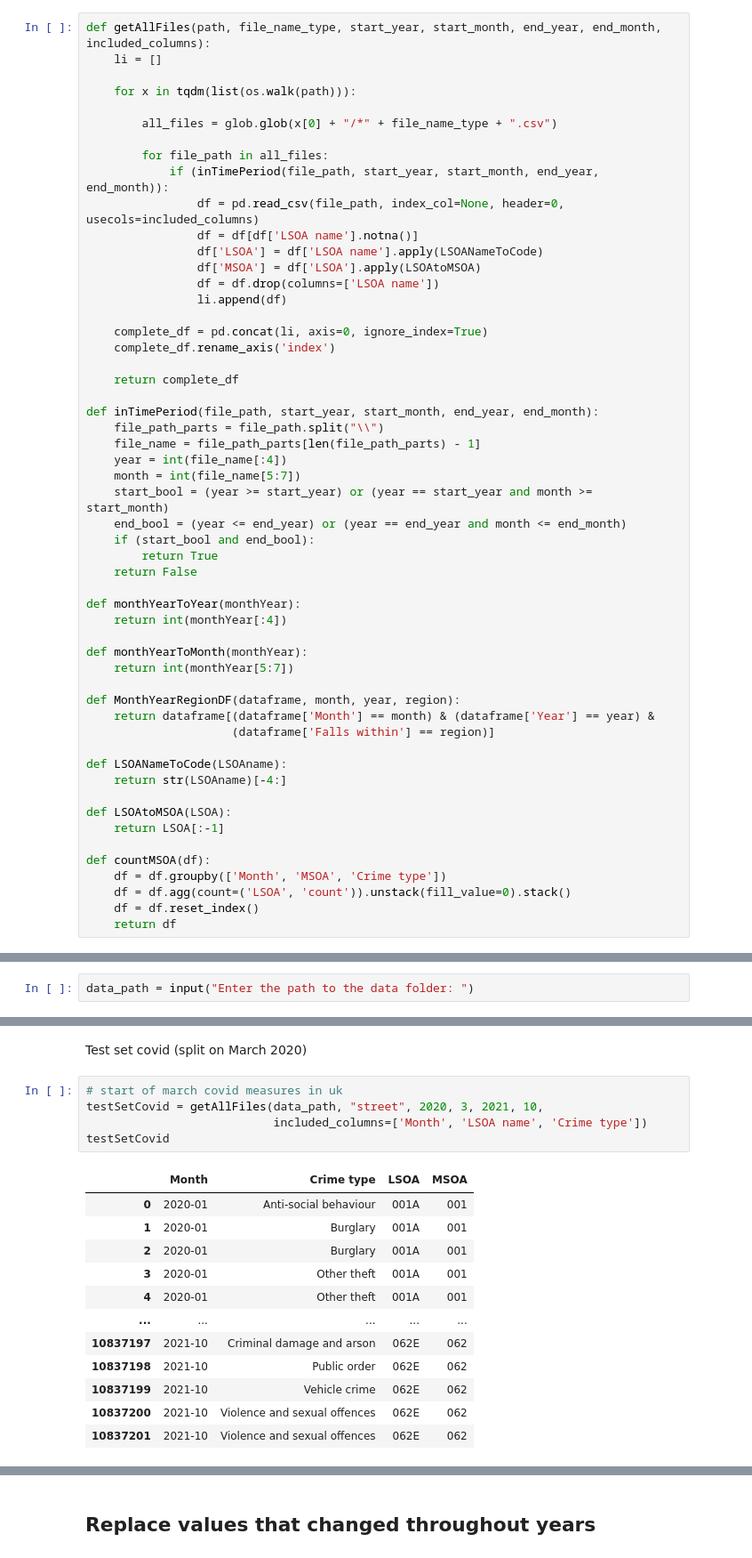
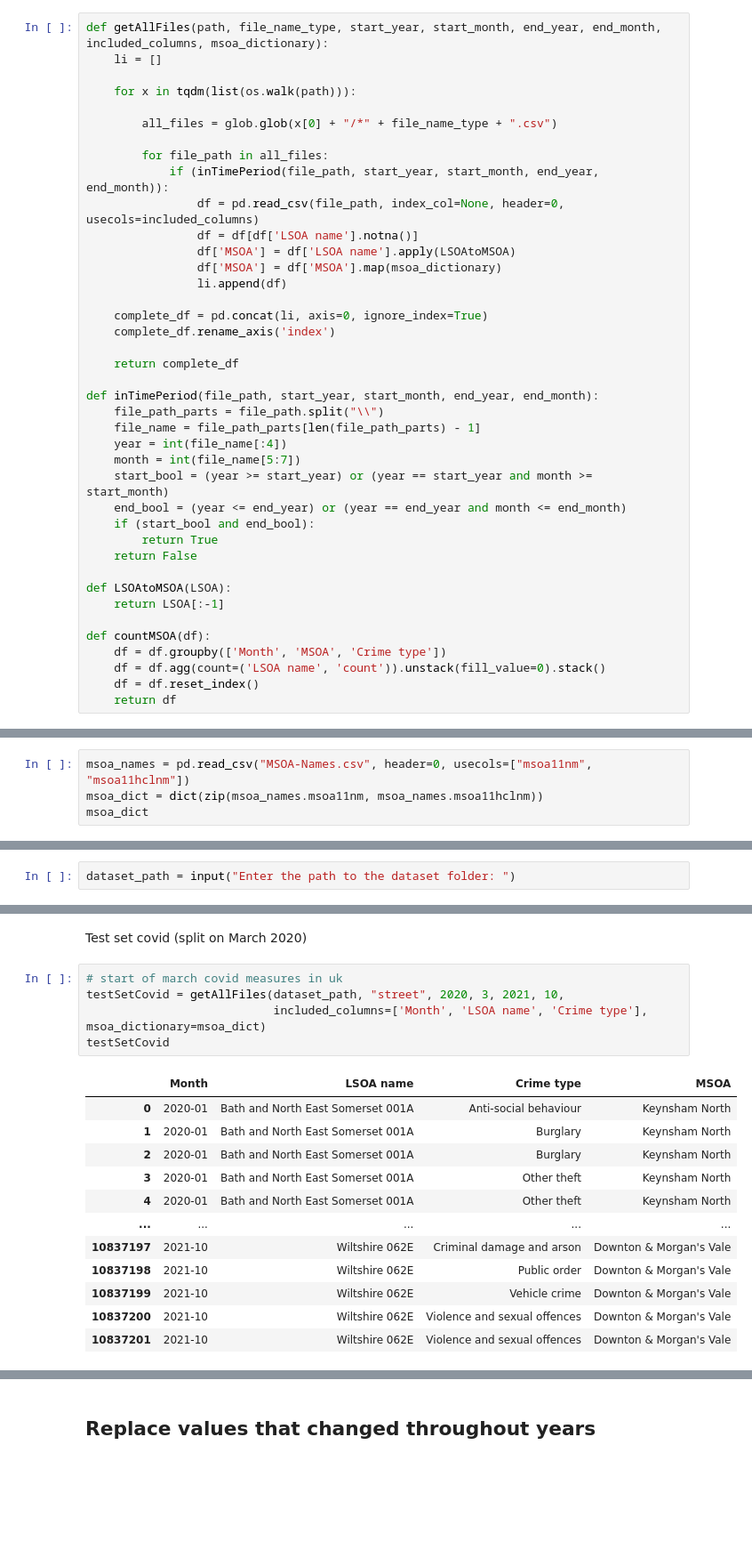
Before and after one commit to njitsh/Data-Challenge-2, a Jupyter notebook: Pre-processing_data.ipynb, the cells around one changed output, grey strips where cells are left out. Shown at 89% size. Saved outputs shown, nothing was run; the diff lists cells and outputs as text; blank space fills up the shorter version.

```diff
--- a/Pre-processing_data.ipynb
+++ b/Pre-processing_data.ipynb
@@ -10,7 +10,7 @@ from datetime import timedelta
 # %% [markdown]
 ## Preprocess data functions
 # %%
-def getAllFiles(path, file_name_type, start_year, start_month, end_year, end_month, included_columns):
+def getAllFiles(path, file_name_type, start_year, start_month, end_year, end_month, included_columns, msoa_dictionary):
     li = []
 
     for x in tqdm(list(os.walk(path))):
@@ -21,9 +21,8 @@ def getAllFiles(path, file_name_type, start_year, start_month, end_year, end_mon
             if (inTimePeriod(file_path, start_year, start_month, end_year, end_month)):
                 df = pd.read_csv(file_path, index_col=None, header=0, usecols=included_columns)
                 df = df[df['LSOA name'].notna()]
-                df['LSOA'] = df['LSOA name'].apply(LSOANameToCode)
-                df['MSOA'] = df['LSOA'].apply(LSOAtoMSOA)
-                df = df.drop(columns=['LSOA name'])
+                df['MSOA'] = df['LSOA name'].apply(LSOAtoMSOA)
+                df['MSOA'] = df['MSOA'].map(msoa_dictionary)
                 li.append(df)
 
     complete_df = pd.concat(li, axis=0, ignore_index=True)
@@ -42,24 +41,11 @@ def inTimePeriod(file_path, start_year, start_month, end_year, end_month):
         return True
     return False
 
-def monthYearToYear(monthYear):
-    return int(monthYear[:4])
-
-def monthYearToMonth(monthYear):
-    return int(monthYear[5:7])
-
-def MonthYearRegionDF(dataframe, month, year, region):
-    return dataframe[(dataframe['Month'] == month) & (dataframe['Year'] == year) &
-                     (dataframe['Falls within'] == region)]
-
-def LSOANameToCode(LSOAname):
-    return str(LSOAname)[-4:]
-
 def LSOAtoMSOA(LSOA):
     return LSOA[:-1]
 
 def countMSOA(df):
     df = df.groupby(['Month', 'MSOA', 'Crime type'])
-    df = df.agg(count=('LSOA', 'count')).unstack(fill_value=0).stack()
+    df = df.agg(count=('LSOA name', 'count')).unstack(fill_value=0).stack()
     df = df.reset_index()
     return df
@@ -65,0 +54,4 @@ def countMSOA(df):
+# %%
+msoa_names = pd.read_csv("MSOA-Names.csv", header=0, usecols=["msoa11nm", "msoa11hclnm"])
+msoa_dict = dict(zip(msoa_names.msoa11nm, msoa_names.msoa11hclnm))
+msoa_dict
@@ -68,5 +78,5 @@ def countMSOA(df):
 # %%
-data_path = input("Enter the path to the data folder: ")
+dataset_path = input("Enter the path to the dataset folder: ")
 # %% [markdown]
 ## Import data
 # %% [markdown]
@@ -133,20 +124,20 @@ trainSetWithNoCovid
 Test set covid (split on March 2020)
 # %%
 # start of march covid measures in uk
-testSetCovid = getAllFiles(data_path, "street", 2020, 3, 2021, 10,
-                           included_columns=['Month', 'LSOA name', 'Crime type'])
+testSetCovid = getAllFiles(dataset_path, "street", 2020, 3, 2021, 10,
+                           included_columns=['Month', 'LSOA name', 'Crime type'], msoa_dictionary=msoa_dict)
 testSetCovid
 # %% [output]
-|  | Month | Crime type | LSOA | MSOA |
-| 0 | 2020-01 | Anti-social behaviour | 001A | 001 |
-| 1 | 2020-01 | Burglary | 001A | 001 |
-| 2 | 2020-01 | Burglary | 001A | 001 |
-| 3 | 2020-01 | Other theft | 001A | 001 |
-| 4 | 2020-01 | Other theft | 001A | 001 |
+|  | Month | LSOA name | Crime type | MSOA |
+| 0 | 2020-01 | Bath and North East Somerset 001A | Anti-social behaviour | Keynsham North |
+| 1 | 2020-01 | Bath and North East Somerset 001A | Burglary | Keynsham North |
+| 2 | 2020-01 | Bath and North East Somerset 001A | Burglary | Keynsham North |
+| 3 | 2020-01 | Bath and North East Somerset 001A | Other theft | Keynsham North |
+| 4 | 2020-01 | Bath and North East Somerset 001A | Other theft | Keynsham North |
 | ... | ... | ... | ... | ... |
-| 10837197 | 2021-10 | Criminal damage and arson | 062E | 062 |
-| 10837198 | 2021-10 | Public order | 062E | 062 |
-| 10837199 | 2021-10 | Vehicle crime | 062E | 062 |
-| 10837200 | 2021-10 | Violence and sexual offences | 062E | 062 |
-| 10837201 | 2021-10 | Violence and sexual offences | 062E | 062 |
+| 10837197 | 2021-10 | Wiltshire 062E | Criminal damage and arson | Downton & Morgan's Vale |
+| 10837198 | 2021-10 | Wiltshire 062E | Public order | Downton & Morgan's Vale |
+| 10837199 | 2021-10 | Wiltshire 062E | Vehicle crime | Downton & Morgan's Vale |
+| 10837200 | 2021-10 | Wiltshire 062E | Violence and sexual offences | Downton & Morgan's Vale |
+| 10837201 | 2021-10 | Wiltshire 062E | Violence and sexual offences | Downton & Morgan's Vale |
 10837202 rows × 4 columns
```
Also changed, not shown: parts of 22 cells of this notebook, 1 other file.
